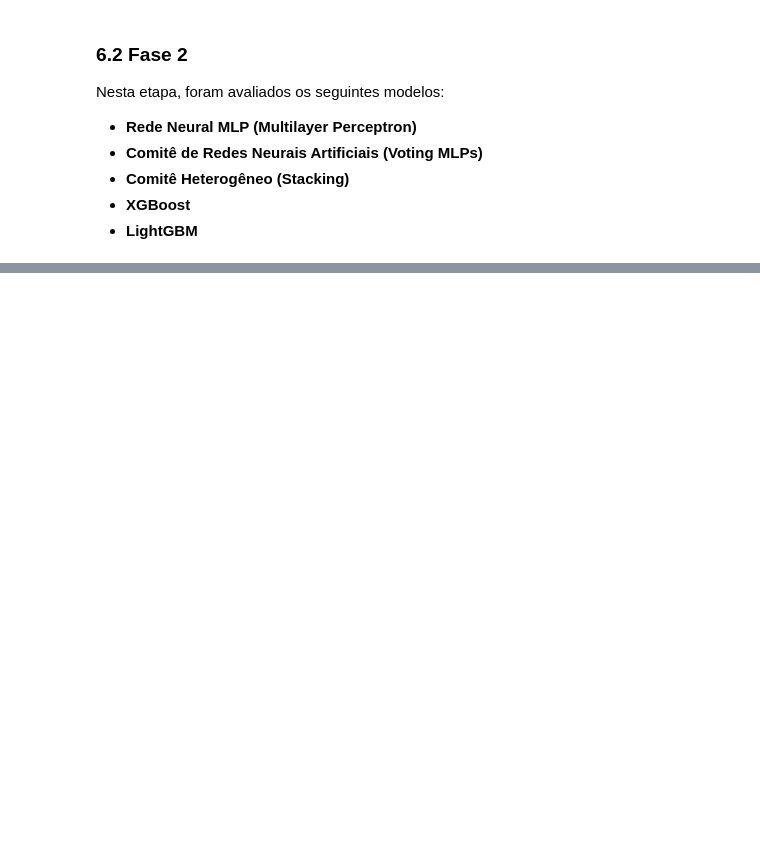
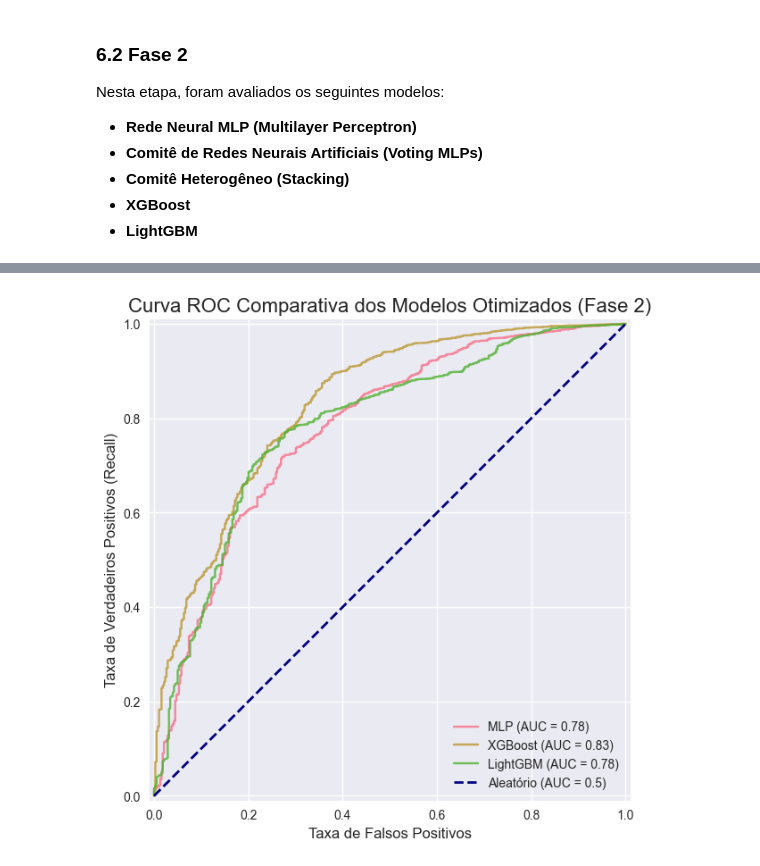
Before and after one commit to Eduardocin/employee-access-predictor, a Jupyter notebook: projeto_models.ipynb, the cells around one changed output, grey strips where cells are left out. Saved outputs shown, nothing was run; the diff lists cells and outputs as text; code cells hidden in the pictures; blank space fills up the shorter version.

```diff
--- a/projeto_models.ipynb
+++ b/projeto_models.ipynb
@@ -1198,26 +1303,31 @@ for name in model_names_fase2:
 # %%
+# Cria a figura e o eixo para o plot
+fig, ax = plt.subplots(figsize=(10, 7))
+
 # Itera sobre os melhores modelos carregados para plotar cada curva
 for name, model_pipeline in best_models_fase2.items():
     try:
         RocCurveDisplay.from_estimator(
             model_pipeline,
             X_test_clean,
             y_test,
             name=name,
             ax=ax,
             alpha=0.8
         )
     except Exception as e:
         print(f"Não foi possível plotar a curva ROC para o modelo '{name}': {e}")
 
 
 # Adiciona a linha de referência (classificador aleatório)
 plt.plot([0, 1], [0, 1], color='navy', lw=2, linestyle='--', label='Aleatório (AUC = 0.5)')
 
 # Customiza o gráfico
 plt.title('Curva ROC Comparativa dos Modelos Otimizados (Fase 2)', fontsize=16)
 plt.xlabel('Taxa de Falsos Positivos', fontsize=12)
 plt.ylabel('Taxa de Verdadeiros Positivos (Recall)', fontsize=12)
 plt.legend(loc='lower right')
 plt.grid(True)
 plt.show()
+# %% [output]
+[figure, added]
```
Also changed, not shown: parts of 8 cells of this notebook, 6 other files.
